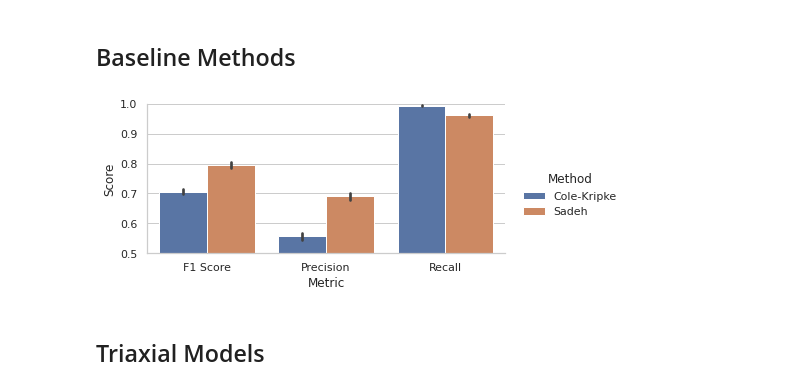
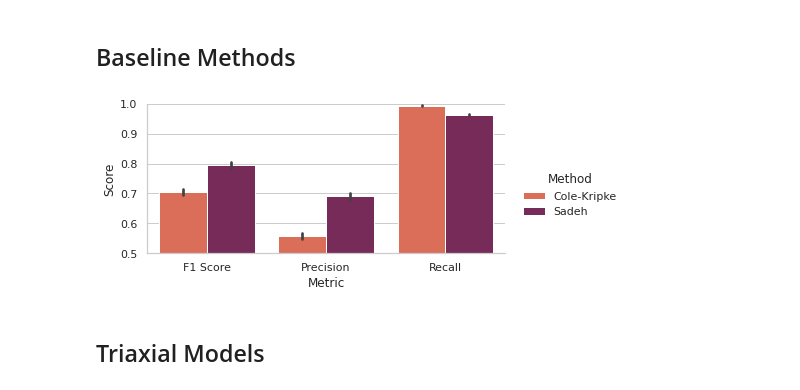
Before and after one commit to Trybnetic/tu7-acceleration-sleep-wake-classification, a Jupyter notebook: source/experiments/04_results.ipynb, the cells around one changed output. Saved outputs shown, nothing was run; the diff lists cells and outputs as text; code cells hidden in the pictures.

```diff
--- a/source/experiments/04_results.ipynb
+++ b/source/experiments/04_results.ipynb
@@ -15,17 +15,17 @@ ASPECT = 2
 # %%
 data = pd.read_csv("results/exp01_baseline.csv")
 data = data.groupby(["Method", "Fold"])[['Accuracy', 'Precision', 'Recall', 'F1 Score']].aggregate("mean").reset_index()
 
 scores = pd.melt(data, id_vars=['Method'],
                  value_vars=['F1 Score', 'Precision', 'Recall'],
                  var_name='Metric', value_name='Score')
 
-g = sns.catplot(x="Metric", y="Score", hue="Method", kind="bar", data=scores, height=HEIGHT, aspect=ASPECT)
+g = sns.catplot(x="Metric", y="Score", hue="Method", kind="bar", data=scores, height=HEIGHT, aspect=ASPECT, palette = 'rocket_r')
 g.set(ylim=(.5,1))
 
 plt.tight_layout(rect=(0,0,.8,1))
 # %% [output]
-[figure, old version]
+[figure, new version]
 # %% [markdown]
 ## Triaxial Models
 # %% [markdown]
```
Also changed, not shown: parts of 10 cells of this notebook.
